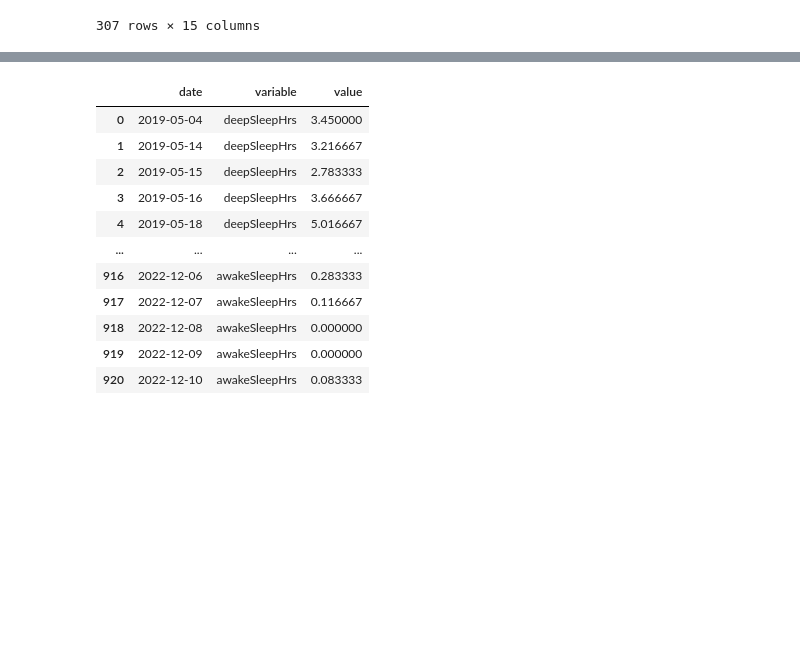
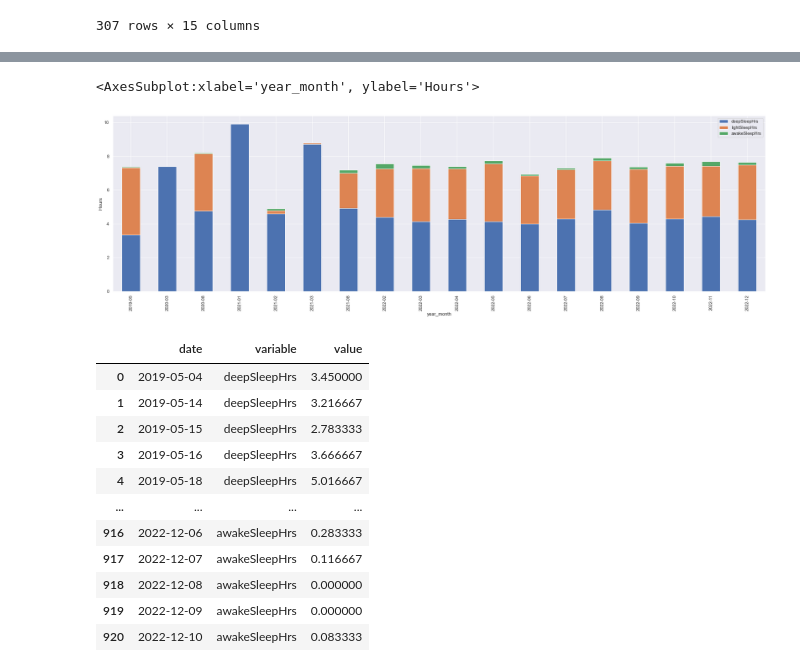
Before and after one commit to ferhat00/garmin_sleep_analysis, a Jupyter notebook: sleep_garmin.ipynb, the cells around one changed output, grey strips where cells are left out. Saved outputs shown, nothing was run; the diff lists cells and outputs as text; code cells hidden in the pictures; blank space fills up the shorter version.

```diff
--- a/sleep_garmin.ipynb
+++ b/sleep_garmin.ipynb
@@ -336,0 +357,3 @@ df_subset2_melted = pd.melt(df_subset2, id_vars=['date'], value_vars=['deepSleep
+# %%
+combined_gp = combined_gp.reset_index()
+combined_gp
@@ -337,3 +378,8 @@ df_subset2_melted = pd.melt(df_subset2, id_vars=['date'], value_vars=['deepSleep
+# %%
+combined_gp.plot(x = 'year_month', kind = 'bar', stacked = True, ylabel = 'Hours')
+# %% [output]
+<AxesSubplot:xlabel='year_month', ylabel='Hours'>
+[figure, added]
 # %%
 df_subset2_melted
 # %% [output]
```
Also changed, not shown: parts of 10 cells of this notebook.
